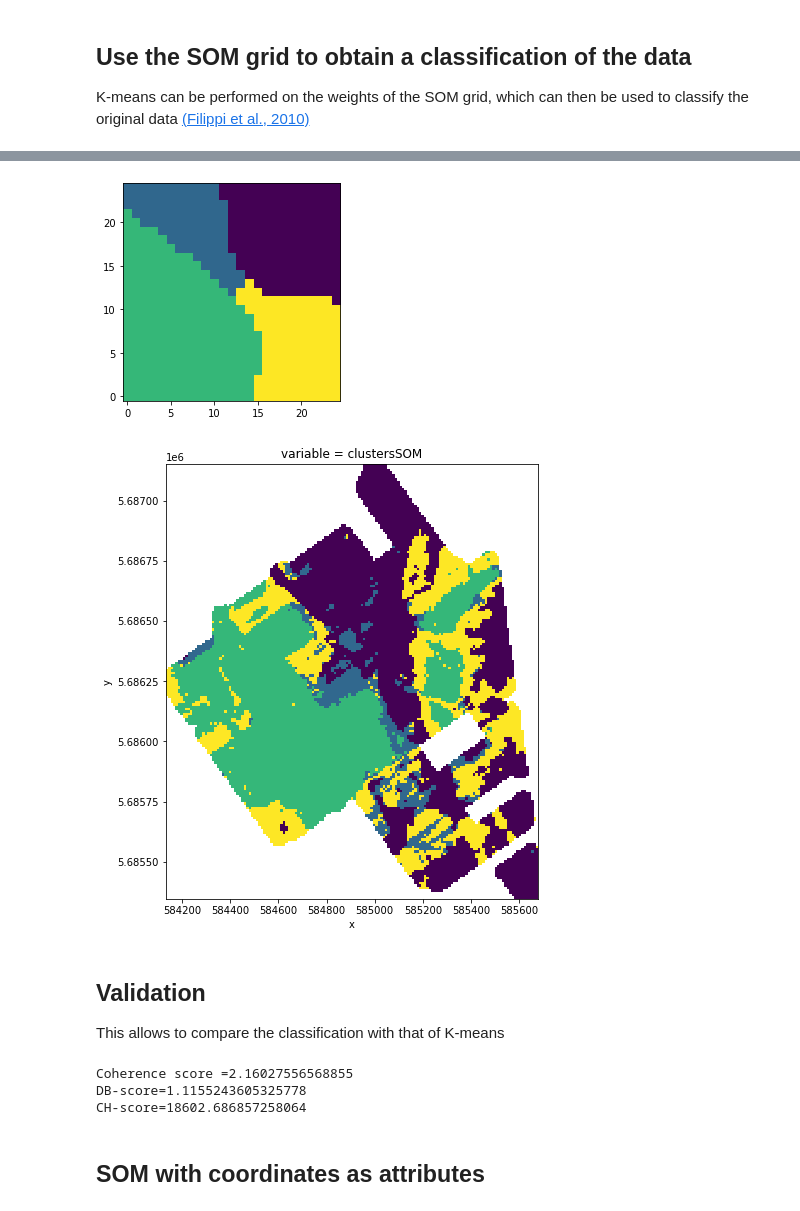
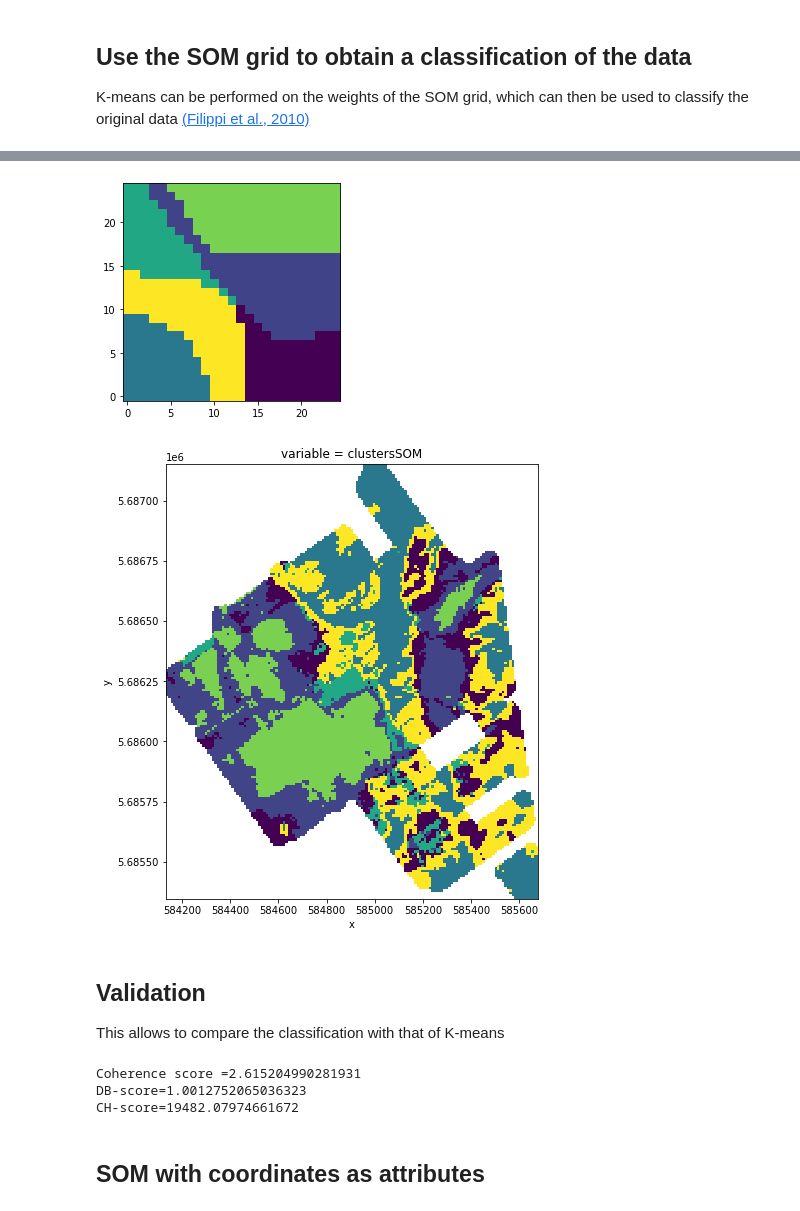
Before and after one commit to drdebivre/Thesis_EMIclass, a Jupyter notebook: 4.SOM.ipynb, the cells around one changed output, grey strips where cells are left out. Drawn from its saved outputs; the diff is of its cells as text; code cells hidden in the pictures.

```diff
--- a/4.SOM.ipynb
+++ b/4.SOM.ipynb
@@ -190,10 +191,10 @@ plt.show()
 # %%
-clusterSOM = KMeans(n_clusters=4, random_state=0, n_init=5, init='k-means++').fit(neurons)
+clusterSOM = KMeans(n_clusters=6, random_state=0, n_init=5, init='k-means++').fit(neurons)
 clusters = clusterSOM.predict(neurons).reshape(gridrows,gridcols)
 plt.imshow(clusters, origin='lower')
 plt.show()
 # %% [output]
-[figure, old version]
+[figure, new version]
 # %%
 SOM_bmus = np.array(winners)
 
@@ -211,7 +212,7 @@ cl_array = xr_clusters.to_array()
 ax = cl_array.sel(variable='clustersSOM').plot.pcolormesh(figsize=(8,8), add_colorbar=False)
 ax.axes.set_aspect('equal')
 # %% [output]
-[figure, old version]
+[figure, new version]
 # %% [markdown]
 ## Validation
 
@@ -228,9 +229,9 @@ print("Coherence score =" + str(coh_opt))
 print("DB-score="+str(DB_opt))
 print("CH-score="+str(CH_opt))
 # %% [output]
-Coherence score =2.16027556568855
-DB-score=1.1155243605325778
-CH-score=18602.686857258064
+Coherence score =2.615204990281931
+DB-score=1.0012752065036323
+CH-score=19482.07974661672
 # %% [markdown]
 ## SOM with coordinates as attributes
 # %%
```
Also changed, not shown: parts of 9 cells of this notebook.
